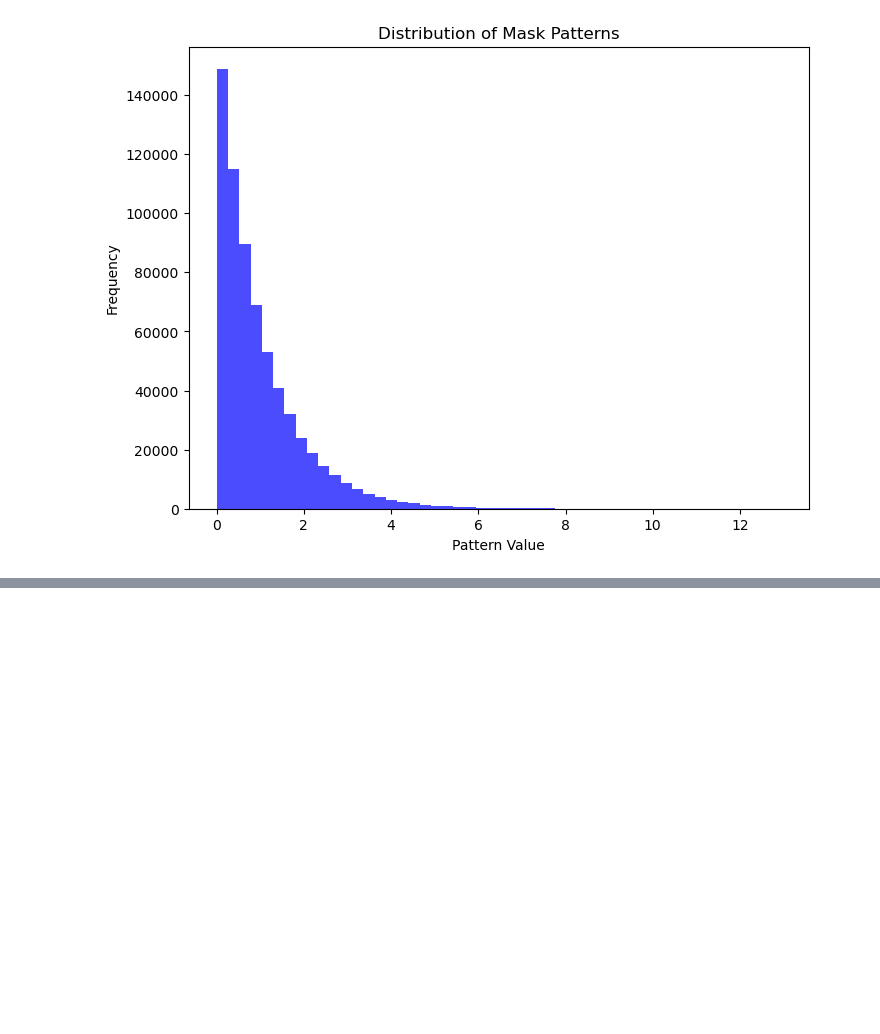
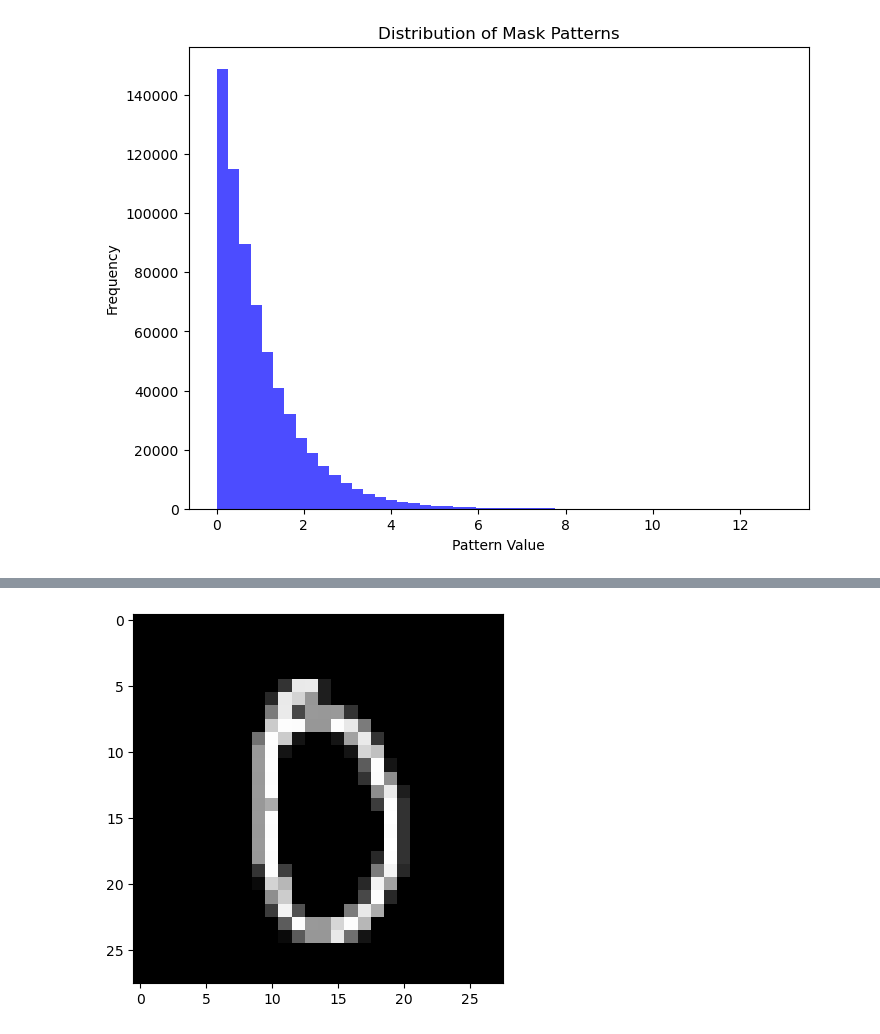
Before and after one commit to morixxfoxdata/spi_simulate, a Jupyter notebook: src/notebook/data_check.ipynb, the cells around one changed output, grey strips where cells are left out. Saved outputs shown, nothing was run; the diff lists cells and outputs as text; code cells hidden in the pictures; blank space fills up the shorter version.

```diff
--- a/src/notebook/data_check.ipynb
+++ b/src/notebook/data_check.ipynb
@@ -55,0 +92,7 @@ plt.show()
+# %%
+mnist_zero = np.load("../../data/processed/mnist/mnist_0.npz")["arr_0"]
+# %%
+plt.imshow(mnist_zero.reshape(28, 28), cmap='gray')
+plt.show()
+# %% [output]
+[figure, added]
```
Also changed, not shown: parts of 7 cells of this notebook, 2 other files.
